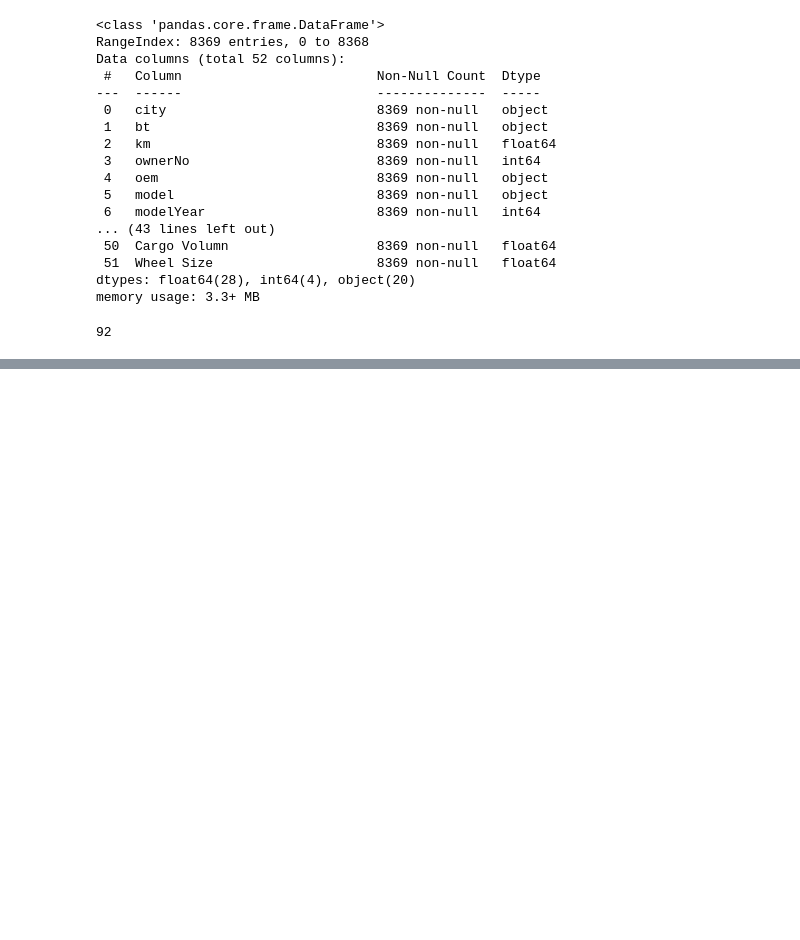
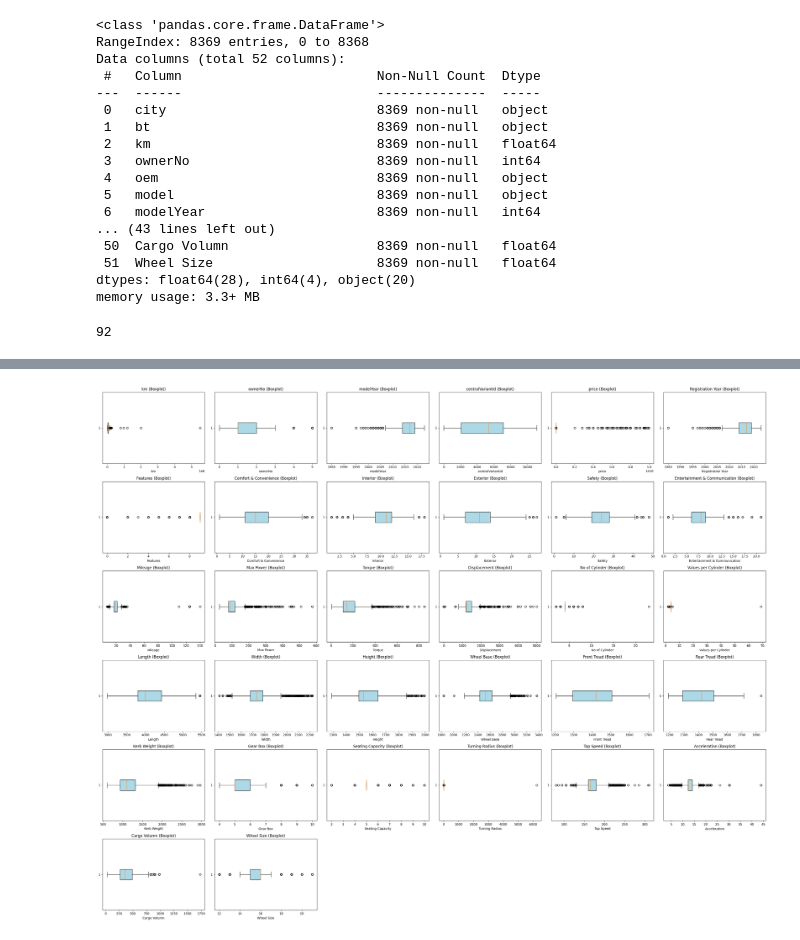
Before and after one commit to Kamalesh-Gandhi/UsedCar_Price_Prediction_Model, a Jupyter notebook: Data_PreProcessing.ipynb, the cells around one changed output, grey strips where cells are left out. Drawn from its saved outputs; the diff is of its cells as text; code cells hidden in the pictures; blank space fills up the shorter version.

Commit message:
EDA , Detecting & Handling Outliers Done

```diff
--- a/Data_PreProcessing.ipynb
+++ b/Data_PreProcessing.ipynb
@@ -1580,7 +1589,7 @@ oem_mapping = {
 # Function to standardize OEM names
 def standardize_oem(value):
     if pd.isna(value):
-        return 'Unknown'  # Handle missing values
+        return value  # Handle missing values
     value = value.strip().title()  # Standardize capitalization
     return oem_mapping.get(value, value)  # Map to simplified name if applicable
 
@@ -1597,0 +1617,6 @@ array(['Maruti', 'Ford', 'Tata', 'Hyundai', 'Jeep', 'Datsun', 'Honda',
+# %%
+# Group by 'Model', 'Model Year' and apply the function to the 'Displacement' column
+df_CombinedData['Displacement'] = df_CombinedData.groupby(['model','modelYear'])['Displacement'].transform(fill_with_mode)
+# %%
+# As filling Null values by grouping the method , still nan values are there . so we are using mode to fill the nan values
+df_CombinedData['Displacement'] = df_CombinedData['Displacement'].fillna(df_CombinedData['Displacement'].mode()[0])
@@ -1631,0 +1709,8 @@ df_CombinedData = df_CombinedData.drop_duplicates()
+# %%
+# Select numerical columns
+numerical_columns = df_CombinedData.select_dtypes(include=['float64', 'int64']).columns
+
+# Summary statistics for numerical columns
+numerical_summary = df_CombinedData[numerical_columns].describe()
+
+numerical_summary
@@ -1631,0 +1811,23 @@ df_CombinedData = df_CombinedData.drop_duplicates()
+# %%
+# Function to visualize outliers using boxplots for selected columns
+def visualize_outliers_boxplot(df_CombinedData, columns, num_cols=6):
+    num_rows = (len(columns) + num_cols - 1) // num_cols  # Calculate number of rows for subplots
+    fig, axes = plt.subplots(num_rows, num_cols, figsize=(num_cols * 5, num_rows * 4))
+    axes = axes.flatten()
+
+    for i, col in enumerate(columns):
+        ax = axes[i]
+        ax.boxplot(df_CombinedData[col].dropna(), vert=False, patch_artist=True, boxprops=dict(facecolor='lightblue'))
+        ax.set_title(f"{col} (Boxplot)")
+        ax.set_xlabel(col)
+
+    for j in range(i + 1, len(axes)):
+        fig.delaxes(axes[j])  # Remove unused axes
+
+    plt.tight_layout()
+    plt.show()
+
+# Visualize outliers using boxplots for a sample of numerical columns (limit for visualization)
+visualize_outliers_boxplot(df_CombinedData, numerical_columns)
+# %% [output]
+[figure, added]
```
Also changed, not shown: parts of 25 cells of this notebook, 1 other file.
